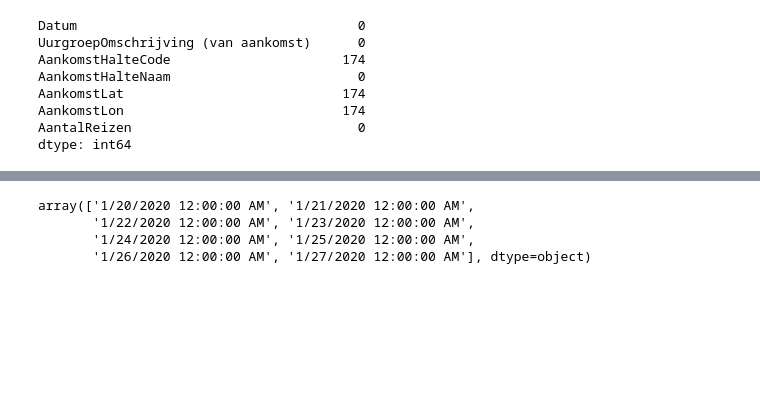
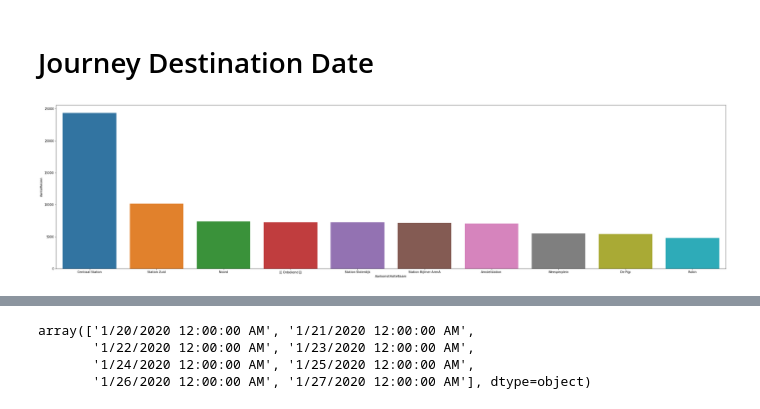
Before and after one commit to lotteph/DSP, a Jupyter notebook: GVBSAM.ipynb, the cells around one changed output, grey strips where cells are left out. Cells and saved outputs as stored; diff of their text form; code cells hidden in the pictures; blank space fills up the shorter version.

```diff
--- a/GVBSAM.ipynb
+++ b/GVBSAM.ipynb
@@ -6,3 +14,9 @@ import matplotlib.pyplot as plt
 # %%
-Reis_Bestemming = pd.read_csv("02/03/Datalab_Reis_Bestemming_Datum_20200203.csv", sep=";")
+Journey_Destination_Date = pd.read_csv("GVB_DATA/2020/10/05/Datalab_Reis_Bestemming_Datum_20201005.csv", sep=";")
+Journey_Destination_Hour = pd.read_csv("GVB_DATA/2020/10/05/Datalab_Reis_Bestemming_Uur_20201005.csv", sep=";")
+Journey_Destination_Departure_Date = pd.read_csv("GVB_DATA/2020/10/05/Datalab_Reis_Herkomst_Datum_20201005.csv", sep=";")
+Journey_Destination_Departure_Hour = pd.read_csv("GVB_DATA/2020/10/05/Datalab_Reis_Herkomst_Uur_20201005.csv", sep=";")
+Ride_Destination_Hour = pd.read_csv("GVB_DATA/2020/10/05/Datalab_Rit_Bestemming_Uur_20201005.csv", sep=";")
+Ride_Departure_Destination_Hour = pd.read_csv("GVB_DATA/2020/10/05/Datalab_Rit_Herkomst_Bestemming_Uur_20201005.csv", sep=";")
+Ride_Departure_Hour = pd.read_csv("GVB_DATA/2020/10/05//Datalab_Rit_Herkomst_Uur_20201005.csv", sep=";")
 # %%
@@ -10,12 +85,29 @@ Reis_Bestemming_Uur = pd.read_csv("02/03/Datalab_Reis_Bestemming_Uur_20200203.cs
+# %% [markdown]
+# Journey Destination Date
 # %%
-# NaN values
-Reis_Bestemming_Uur.isna().sum()
+# Drop NaN values and set date to datetime type
+Journey_Destination_Date_Cleaned = Journey_Destination_Date.dropna()
+Journey_Destination_Date_Cleaned['Datum'] = pd.to_datetime(Journey_Destination_Date_Cleaned['Datum'])
+
+# Get latitude & longitude per station
+LatLong_Per_Station = Journey_Destination_Date_Cleaned.drop_duplicates(subset=['AankomstHalteNaam']).set_index('AankomstHalteNaam')[['AankomstLat', 'AankomstLon']]
+
+Journey_Destination_Date_Cleaned
+# Get Journey per station
+Journeys_Per_Station_Per_Day = Journey_Destination_Date_Cleaned.groupby(['Datum', 'AankomstHalteNaam']).agg({'AankomstLat':'mean', 'AankomstLon':'mean','AantalReizen':'sum'})
+
+# Get all travels from 2020-09-21 and sort
+Journeys_2020_09_21 = Journeys_Per_Station_Per_Day.loc['2020-09-21']
+
+# Sort by most popular stations
+Journeys_2020_09_21.sort_values(by=['AantalReizen'], ascending=False, inplace=True)
+
+# Drop date index and get top 20 most crowded stations
+Journeys_2020_09_21_plot = Journeys_2020_09_21.droplevel('Datum').reset_index()[:10]
+
+plt.figure(figsize=(40,10))
+sns.barplot(x="AankomstHalteNaam", y="AantalReizen", data=Journeys_2020_09_21_plot);
+
+# SUGGESTION: WITH LON + LAT, ONLY SELECT STATION 1KM OR LESS FROM PARK.
 # %% [output]
-Datum                                    0
-UurgroepOmschrijving (van aankomst)      0
-AankomstHalteCode                      174
-AankomstHalteNaam                        0
-AankomstLat                            174
-AankomstLon                            174
-AantalReizen                             0
-dtype: int64
+[figure, added]
```
Also changed, not shown: parts of 13 cells of this notebook.
